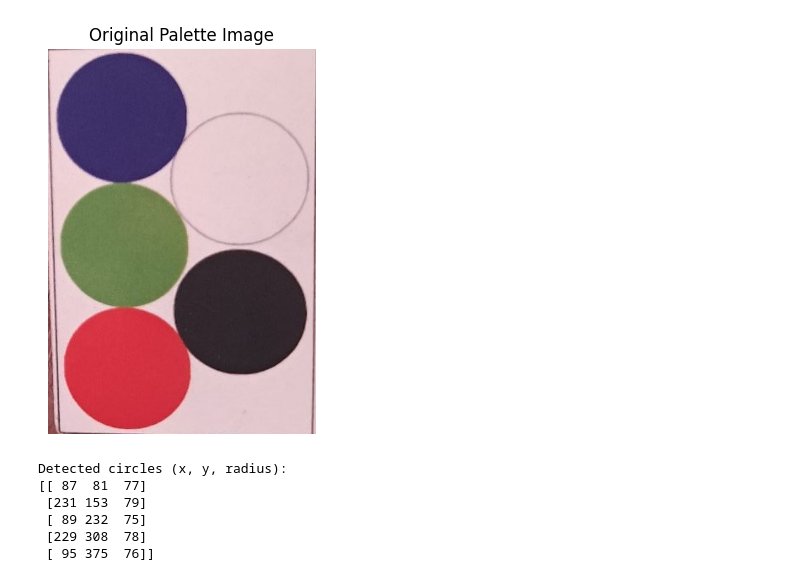
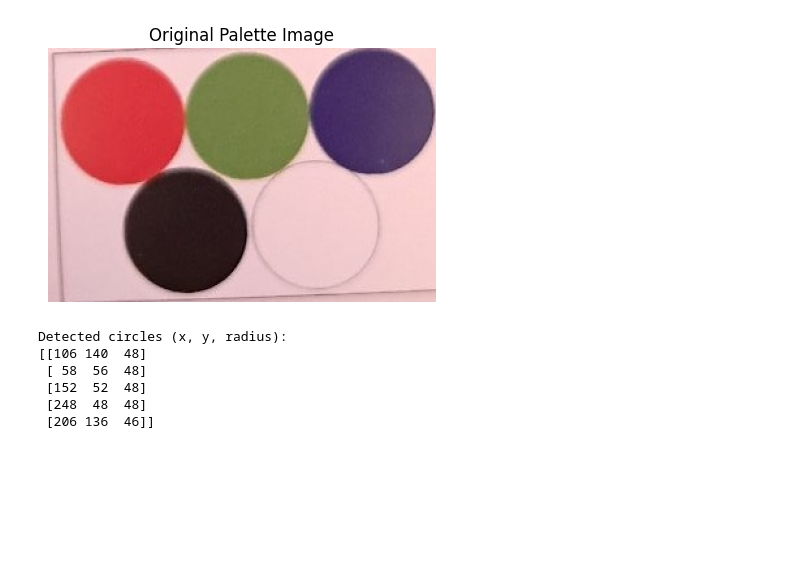
Before and after one commit to NiranjanV823/DH307---Anemia-Detection, a Jupyter notebook: Codes/47_hough_circle_transform.ipynb, the cells around one changed output. Cells and saved outputs as stored; diff of their text form; code cells hidden in the pictures; blank space fills up the shorter version.

```diff
--- a/Codes/47_hough_circle_transform.ipynb
+++ b/Codes/47_hough_circle_transform.ipynb
@@ -1,21 +1,21 @@
 # %%
 import cv2
 import numpy as np
 import matplotlib.pyplot as plt
 
 # Load your cropped palette image (make sure "palette.jpg" is in your working directory)
-palette_img = cv2.imread("../Produced Images/Eye Palette Yolo Cropped/1709790686375.jpg")
+palette_img = cv2.imread("../Produced Images/Fingernail Palette Yolo Cropped/1709617374918.jpg")
 if palette_img is None:
     raise IOError("Error loading image. Please check the file path.")
 
 # Display the loaded image (convert BGR to RGB for proper display with matplotlib)
 plt.figure(figsize=(5, 5))
 plt.imshow(cv2.cvtColor(palette_img, cv2.COLOR_BGR2RGB))
 plt.title("Original Palette Image")
 plt.axis("off")
 plt.show()
 # %% [output]
-[figure, old version]
+[figure, new version]
 # %%
 # Convert the image to grayscale and apply a median blur to reduce noise
 gray = cv2.cvtColor(palette_img, cv2.COLOR_BGR2GRAY)
@@ -25,12 +25,12 @@ gray_blurred = cv2.medianBlur(gray, 5)
 circles = cv2.HoughCircles(
     gray_blurred,
     cv2.HOUGH_GRADIENT,
-    dp=1.2,
+    dp=1,
     minDist=30,
     param1=50,
     param2=30,
-    minRadius=60,
-    maxRadius=90
+    minRadius=40,
+    maxRadius=100
 )
 
 if circles is not None:
@@ -42,11 +42,11 @@ else:
     raise ValueError("No circles detected!")
 # %% [output]
 Detected circles (x, y, radius):
-[[ 87  81  77]
- [231 153  79]
- [ 89 232  75]
- [229 308  78]
- [ 95 375  76]]
+[[106 140  48]
+ [ 58  56  48]
+ [152  52  48]
+ [248  48  48]
+ [206 136  46]]
 # %%
 measured_colors = []  # To store the average color (B, G, R) for each circle
 
```
Also changed, not shown: parts of 12 cells of this notebook, 4 other files.
